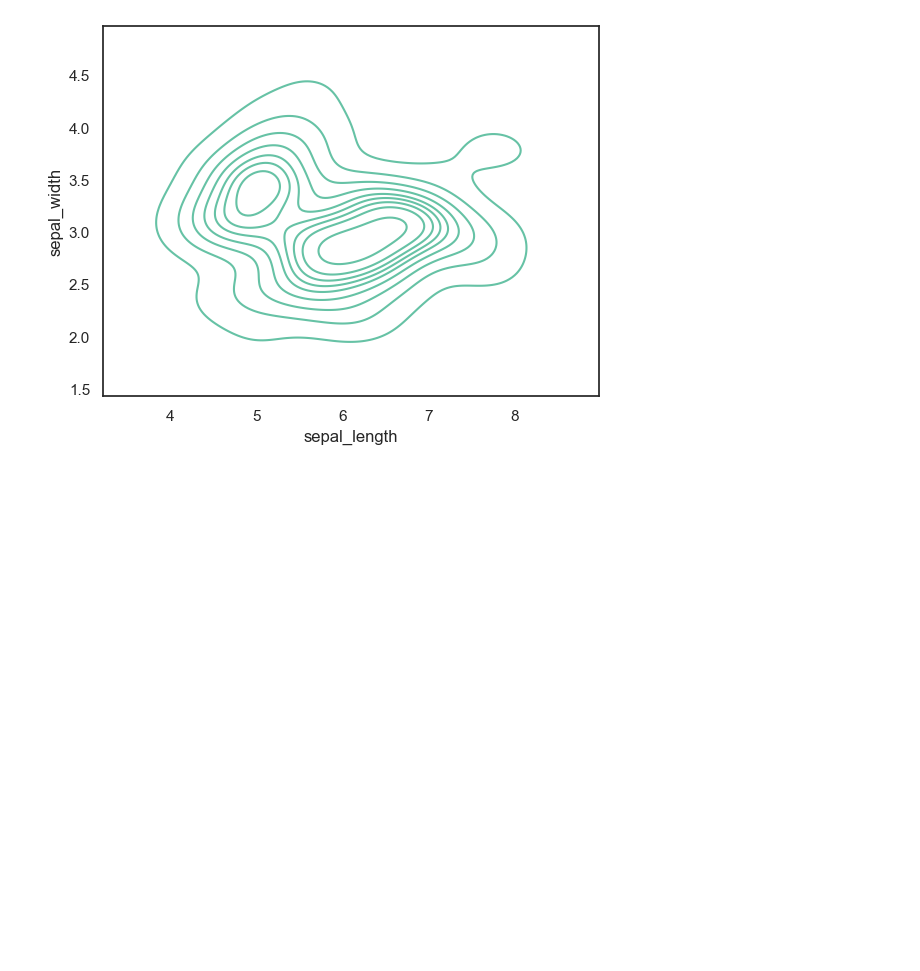
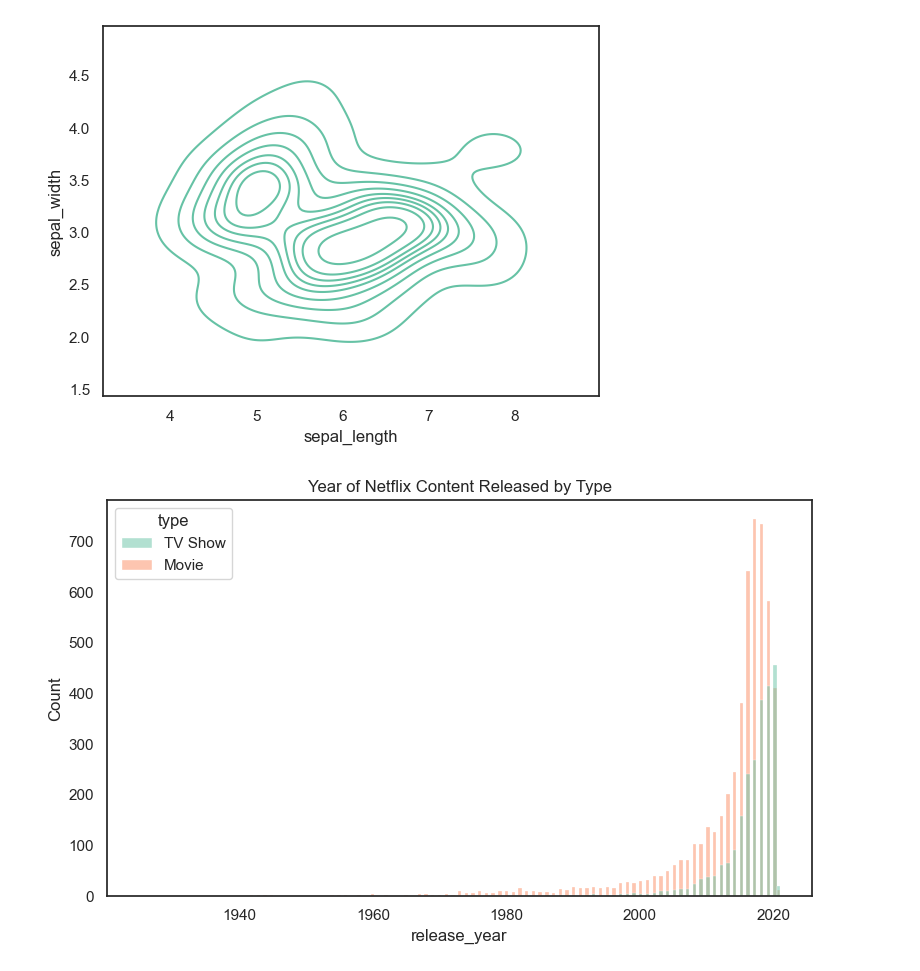
Before and after one commit to firdausaar96/aimltrain, a Jupyter notebook: Day 14/Working with Netflix Data.ipynb, the cells around one changed output. Cells and saved outputs as stored; diff of their text form; code cells hidden in the pictures; blank space fills up the shorter version.

```diff
--- a/Day 14/Working with Netflix Data.ipynb
+++ b/Day 14/Working with Netflix Data.ipynb
@@ -98,3 +98,14 @@ plt.show()
 # %%
 #Use Netflix dataset to visualise the distribution of release years for Movies vs TV Show using Seaborn hitsplot()
 #use different color for Movie vs TV Show
+# %%
+plt.figure(figsize=(8,5))
+sns.histplot(data=df,x='release_year',hue='type')
+plt.title('Year of Netflix Content Released by Type')
+#plt.xlabel('Content ')
+#plt.ylabel('Count')
+#plt.legend(title='Country',loc='upper left',frameon=True,bbox_to_anchor=(1,1),ncol=5)
+plt.tight_layout()
+plt.show()
+# %% [output]
+[figure, added]
```
